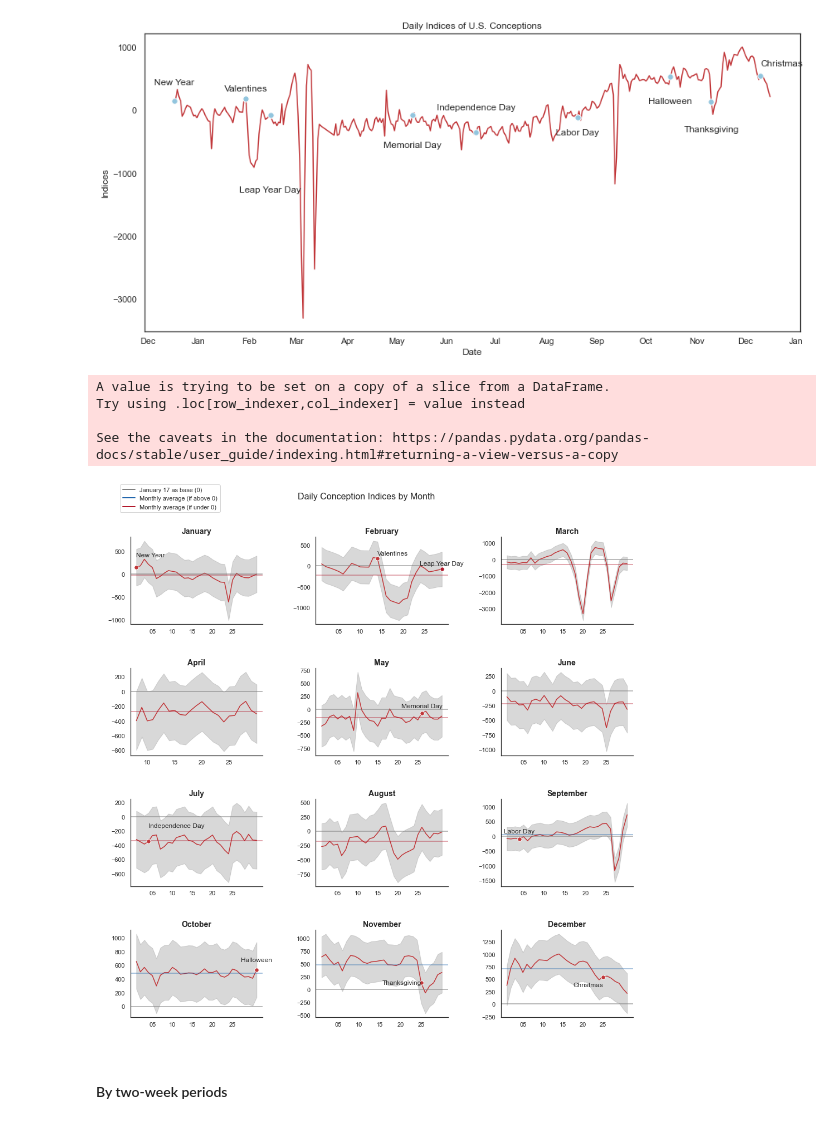
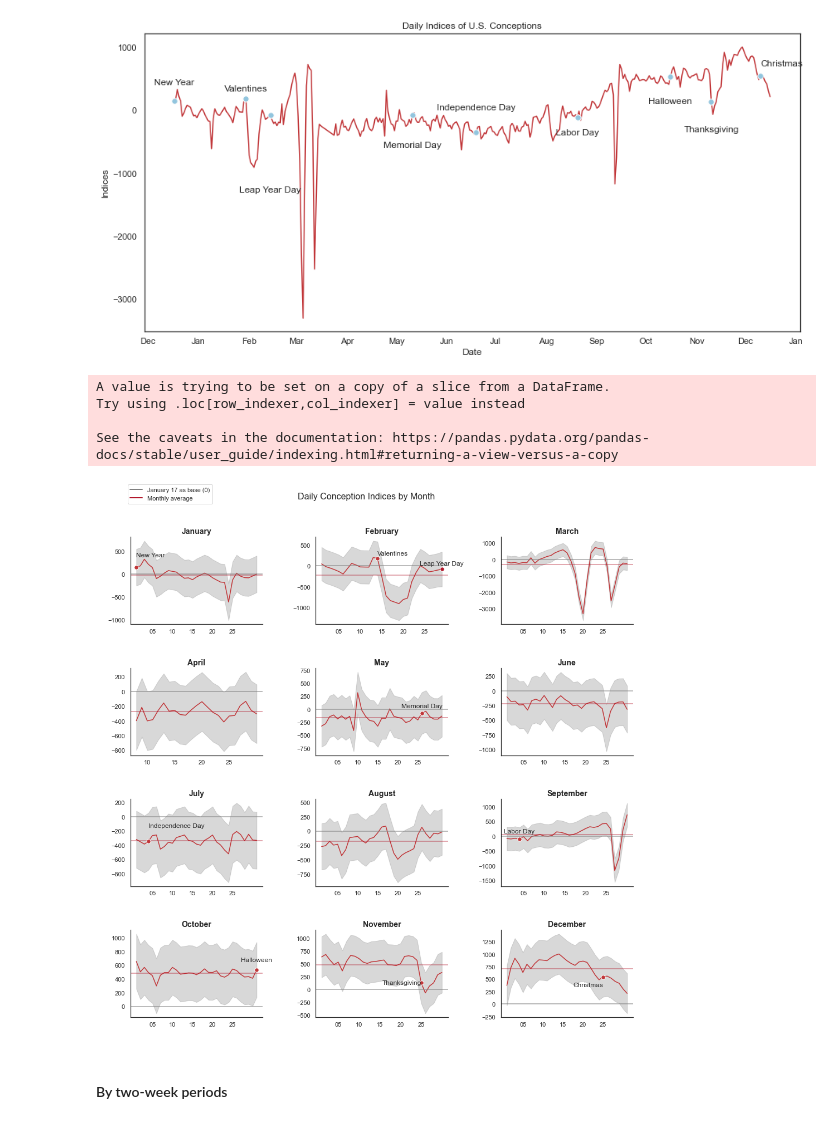
Before and after one commit to taidnguyen/us-birthdays, a Jupyter notebook: main.ipynb, the cells around one changed output. Saved outputs shown, nothing was run; the diff lists cells and outputs as text; code cells hidden in the pictures.

```diff
--- a/main.ipynb
+++ b/main.ipynb
@@ -308,7 +308,7 @@ g = sns.FacetGrid(data.sort_values(['date']), col='month', col_wrap=3, sharey=Fa
 def lines(x,y, **kwargs):
     ax = sns.lineplot(x,y,**kwargs)
     ax.axhline(0, alpha=0.7, color='gray')
-    ax.axhline(np.mean(y), alpha=0.5, color=('#2166ac' if np.mean(y) > 0 else '#b2182b'))
+    ax.axhline(np.mean(y), alpha=0.5, color='#b2182b')
     ax.xaxis.set_major_locator(mpl.dates.MonthLocator()) #force major ticks on a monthly time scale
     ax.xaxis.set_minor_locator(mpl.dates.MonthLocator(bymonthday=[0,1,5,10,15,20,25]))
     ax.xaxis.set_major_formatter(mpl.ticker.NullFormatter())
@@ -330,36 +330,35 @@ g.axes[1].text(datetime.datetime(2012, 2, 14), 250, "Valentines", ha='left', fon
 g.axes[1].plot(datetime.datetime(2012, 2, 14), point_dict[datetime.datetime(2012, 2, 14)]['coefficient'], marker='.', markersize=15, markeredgecolor='white')
 g.axes[1].text(datetime.datetime(2012, 2, 29), 20, "Leap Year Day", ha='center', fontsize=12)
 g.axes[1].plot(datetime.datetime(2012, 2, 29), point_dict[datetime.datetime(2012, 2, 29)]['coefficient'], marker='.', markersize=15, markeredgecolor='white', color='#b2182b')
 g.axes[4].text(datetime.datetime(2012, 5, 26), 25, "Memorial Day", ha='center', fontsize=12)
 g.axes[4].plot(datetime.datetime(2012, 5, 26), point_dict[datetime.datetime(2012, 5, 26)]['coefficient'], marker='.', markersize=15, markeredgecolor='white')
 g.axes[6].text(datetime.datetime(2012, 7, 4), -150, "Independence Day", ha='left', fontsize=12)
 g.axes[6].plot(datetime.datetime(2012, 7, 4), point_dict[datetime.datetime(2012, 7, 4)]['coefficient'], marker='.', markersize=15, markeredgecolor='white')
 g.axes[8].text(datetime.datetime(2012, 9, 4), 100, "Labor Day", ha='center', fontsize=12)
 g.axes[8].plot(datetime.datetime(2012, 9, 4), point_dict[datetime.datetime(2012, 9, 4)]['coefficient'], marker='.', markersize=15, markeredgecolor='white')
 g.axes[9].text(datetime.datetime(2012, 10, 31), 650, "Halloween", ha='center', fontsize=12)
 g.axes[9].plot(datetime.datetime(2012, 10, 31), point_dict[datetime.datetime(2012, 10, 31)]['coefficient'], marker='.', markersize=15, markeredgecolor='white')
 g.axes[10].text(datetime.datetime(2012, 11, 25), 100, "Thanksgiving", ha='right', fontsize=12)
 g.axes[10].plot(datetime.datetime(2012, 11, 25), point_dict[datetime.datetime(2012, 11, 25)]['coefficient'], marker='.', markersize=15, markeredgecolor='white')
 g.axes[11].text(datetime.datetime(2012, 12, 25), 350, "Christmas", ha='right', fontsize=12)
 g.axes[11].plot(datetime.datetime(2012, 12, 25), point_dict[datetime.datetime(2012, 12, 25)]['coefficient'], marker='.', markersize=15, markeredgecolor='white')
 
 # # Legends
 custom_lines = [Line2D([0], [0], color='gray', lw=2),
-                Line2D([0], [0], color='#2166ac', lw=2),
                 Line2D([0], [0], color='#b2182b', lw=2)]
-g.axes[0].legend(custom_lines, ['January 17 as base (0)', 'Monthly average (if above 0)', 'Monthly average (if under 0)'],
+g.axes[0].legend(custom_lines, ['January 17 as base (0)', 'Monthly average'],
           loc='upper center', bbox_to_anchor=(0.3, 1.6), borderaxespad=0.)
 
 # Final adjustments
 plt.subplots_adjust(hspace=0.5, wspace=0.4, top=0.9) #spacing between and on top
 g = g.fig.suptitle('Daily Conception Indices by Month', fontsize=16)
 plt.show()
 # %% [output]
 A value is trying to be set on a copy of a slice from a DataFrame.
 Try using .loc[row_indexer,col_indexer] = value instead
 
 See the caveats in the documentation: https://pandas.pydata.org/pandas-docs/stable/user_guide/indexing.html#returning-a-view-versus-a-copy
-[figure, old version]
+[figure, new version]
 # %% [markdown]
 #### By two-week periods
 # %%
```
Also changed, not shown: parts of 2 cells of this notebook, 2 other files.
